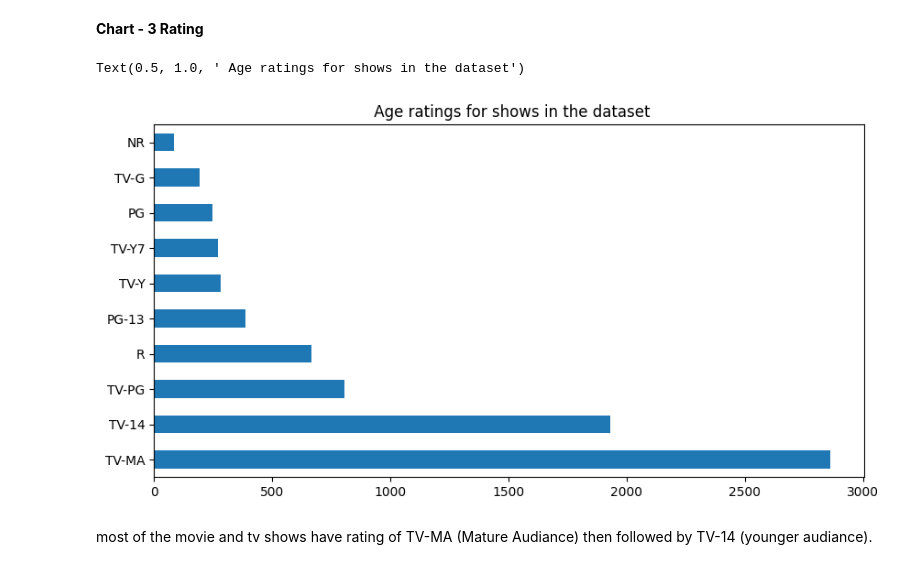
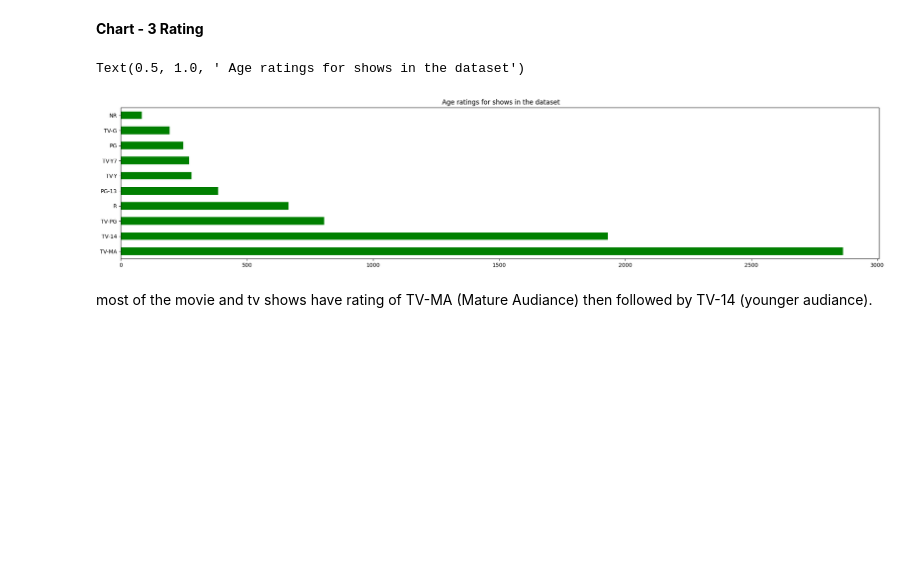
Before and after one commit to kunalNbadgujar/Netflix-Movies-and-TV-Shows-Clustering, a Jupyter notebook: Netflix_Movies_and_TV_shows_Clustering.ipynb, the cells around one changed output. Saved outputs shown, nothing was run; the diff lists cells and outputs as text; code cells hidden in the pictures; blank space fills up the shorter version.

```diff
--- a/Netflix_Movies_and_TV_shows_Clustering.ipynb
+++ b/Netflix_Movies_and_TV_shows_Clustering.ipynb
@@ -189,5 +191,3 @@ description        0
 dtype: int64
 # %%
 # we see that columns ( direcor , cast , country , date_addded ) cantains some null values, So we have to deal with them,
-# %%
-df.fillna('unknown', inplace=True)
@@ -320,12 +324,12 @@ The highest number of movies / TV shows were based out of the US, followed by In
 # %% [markdown]
 **Chart - 3 Rating**
 # %%
-plt.figure(figsize=(10,5))
-df.rating.value_counts().nlargest(10).plot(kind='barh')
+plt.figure(figsize=(25,5))
+df.rating.value_counts().nlargest(10).plot(kind='barh', color='green')
 plt.title(' Age ratings for shows in the dataset')
 # %% [output]
 Text(0.5, 1.0, ' Age ratings for shows in the dataset')
-[figure, old version]
+[figure, new version]
 # %% [markdown]
 most of the movie and tv shows have rating of TV-MA (Mature Audiance) then followed by TV-14 (younger audiance).
 # %% [markdown]
```
Also changed, not shown: parts of 64 cells of this notebook.
